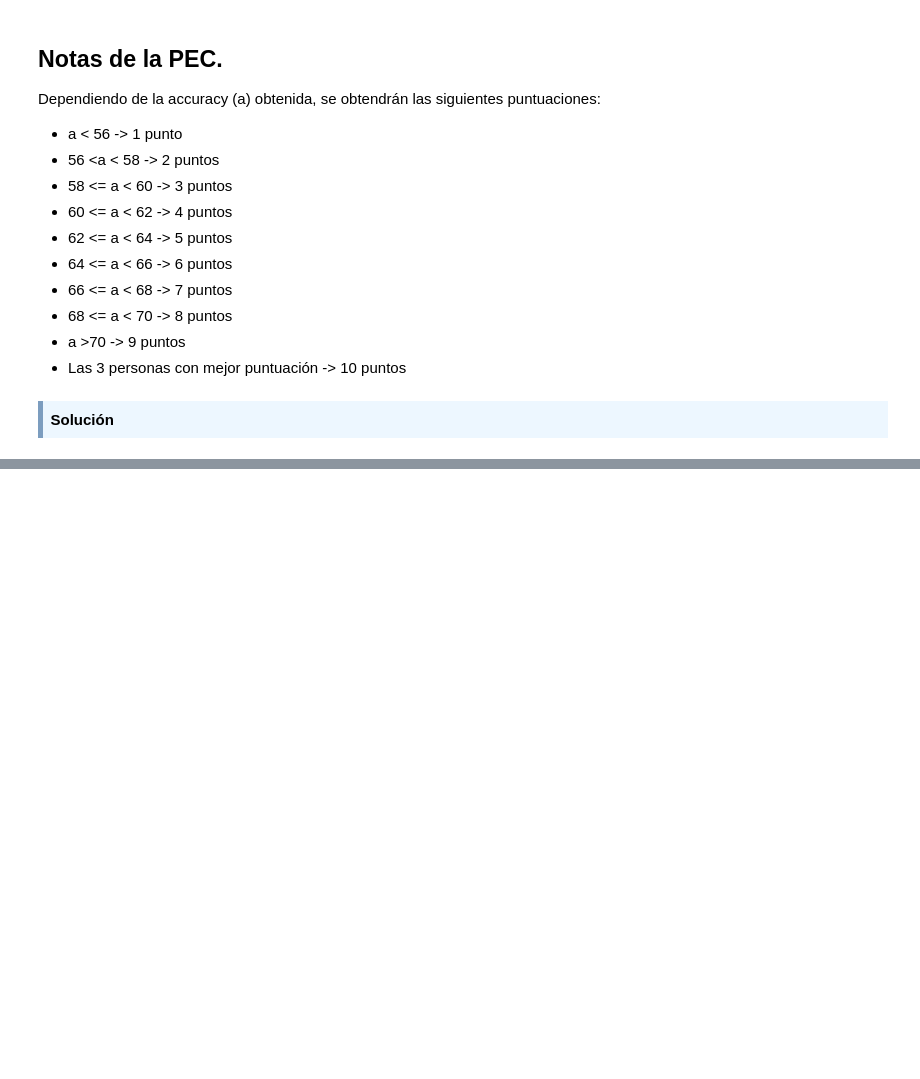
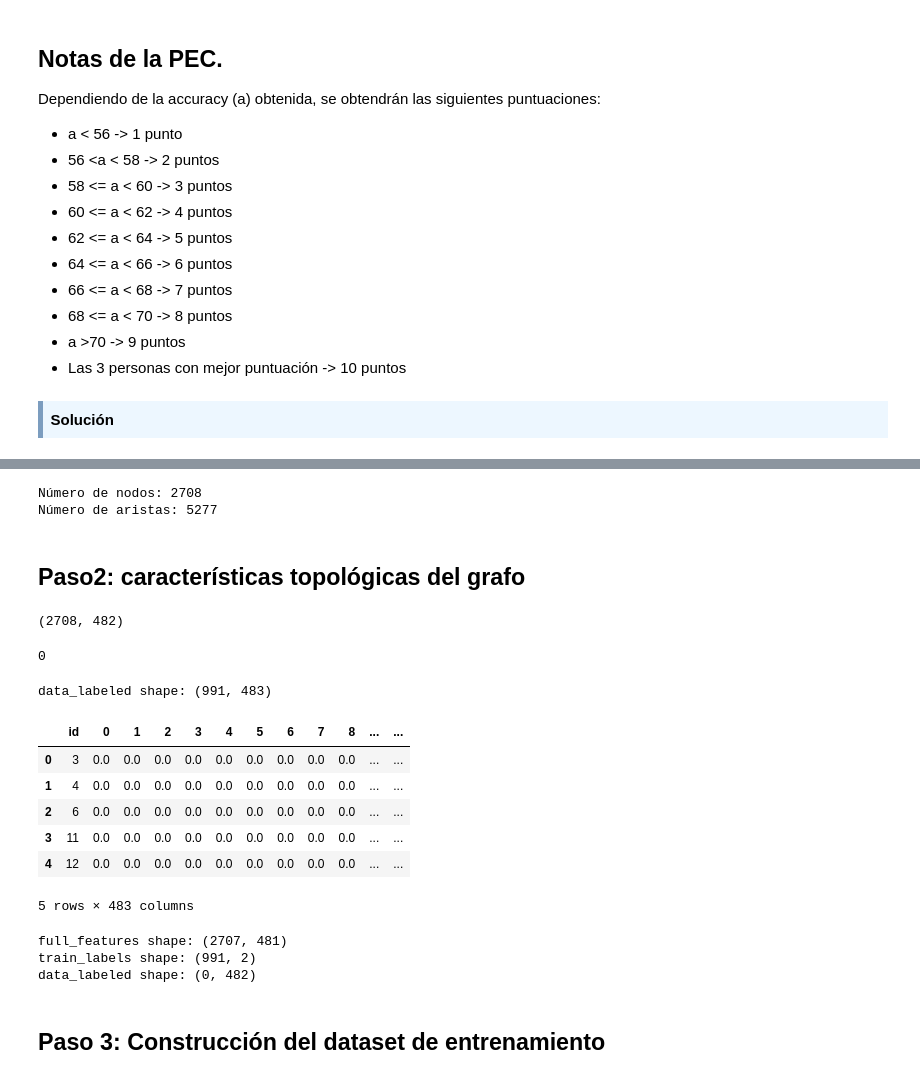
Before and after one commit to franchi2412/RedesComplejasPEC5, a Jupyter notebook: PEC5.ipynb, the cells around one changed output, grey strips where cells are left out. Saved outputs shown, nothing was run; the diff lists cells and outputs as text; code cells hidden in the pictures; blank space fills up the shorter version.

```diff
--- a/PEC5.ipynb
+++ b/PEC5.ipynb
@@ -137,0 +175,70 @@ ModuleNotFoundError: No module named 'sklearn'
+# %%
+# Construccion de grafo
+
+G = nx.from_pandas_edgelist(
+    edges,
+    source=edges.columns[0],
+    target=edges.columns[1]
+)
+
+print(f"Número de nodos: {G.number_of_nodes()}")
+print(f"Número de aristas: {G.number_of_edges()}")
+# %% [output]
+Número de nodos: 2708
+Número de aristas: 5277
+# %% [markdown]
+## Paso2: características topológicas del grafo
+# %%
+# Features topológicas
+degree_dict = dict(G.degree())
+clustering_dict = nx.clustering(G)
+pagerank_dict = nx.pagerank(G)
+
+topological_features = pd.DataFrame({
+    "id": list(degree_dict.keys()),
+    "degree": list(degree_dict.values()),
+    "clustering": list(clustering_dict.values()),
+    "pagerank": list(pagerank_dict.values())
+})
+
+topological_features["id"] = topological_features["id"].astype(int)
+# %%
+# Unir features originales + topológicas
+full_features = features.merge(
+    topological_features,
+    on="id",
+    how="left"
+)
+
+print(full_features.shape)
+full_features.isna().sum().sum()
+# %% [output]
+(2708, 482)
+0
+# %%
+data_labeled = full_features.merge(
+    train_labels,
+    on="id",
+    how="inner"
+)
+print("data_labeled shape:", data_labeled.shape)
+data_labeled.head()
+# %% [output]
+data_labeled shape: (991, 483)
+|  | id | 0 | 1 | 2 | 3 | 4 | 5 | 6 | 7 | 8 | ... | ... |
+| 0 | 3 | 0.0 | 0.0 | 0.0 | 0.0 | 0.0 | 0.0 | 0.0 | 0.0 | 0.0 | ... | ... |
+| 1 | 4 | 0.0 | 0.0 | 0.0 | 0.0 | 0.0 | 0.0 | 0.0 | 0.0 | 0.0 | ... | ... |
+| 2 | 6 | 0.0 | 0.0 | 0.0 | 0.0 | 0.0 | 0.0 | 0.0 | 0.0 | 0.0 | ... | ... |
+| 3 | 11 | 0.0 | 0.0 | 0.0 | 0.0 | 0.0 | 0.0 | 0.0 | 0.0 | 0.0 | ... | ... |
+| 4 | 12 | 0.0 | 0.0 | 0.0 | 0.0 | 0.0 | 0.0 | 0.0 | 0.0 | 0.0 | ... | ... |
+5 rows × 483 columns
+# %%
+print("full_features shape:", full_features.shape)
+print("train_labels shape:", train_labels.shape)
+print("data_labeled shape:", data_labeled.shape)
+# %% [output]
+full_features shape: (2707, 481)
+train_labels shape: (991, 2)
+data_labeled shape: (0, 482)
+# %% [markdown]
+## Paso 3: Construcción del dataset de entrenamiento
```
Also changed, not shown: parts of 14 cells of this notebook.
